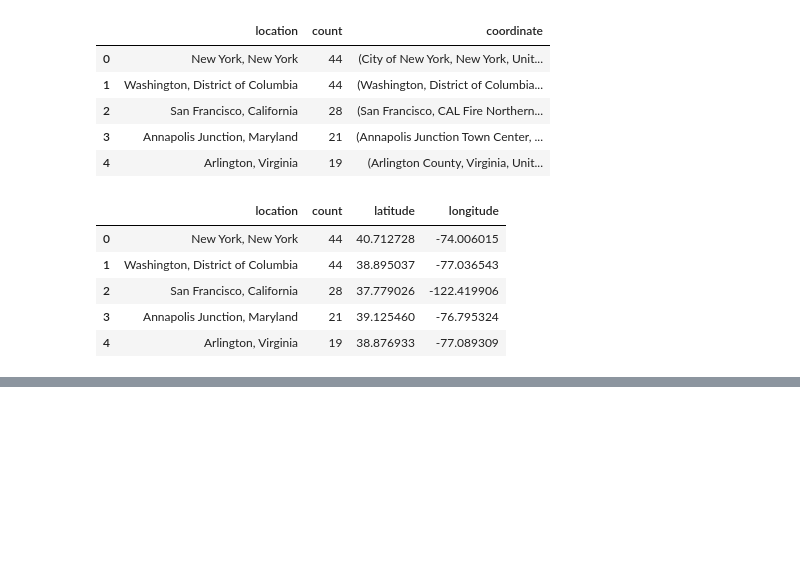
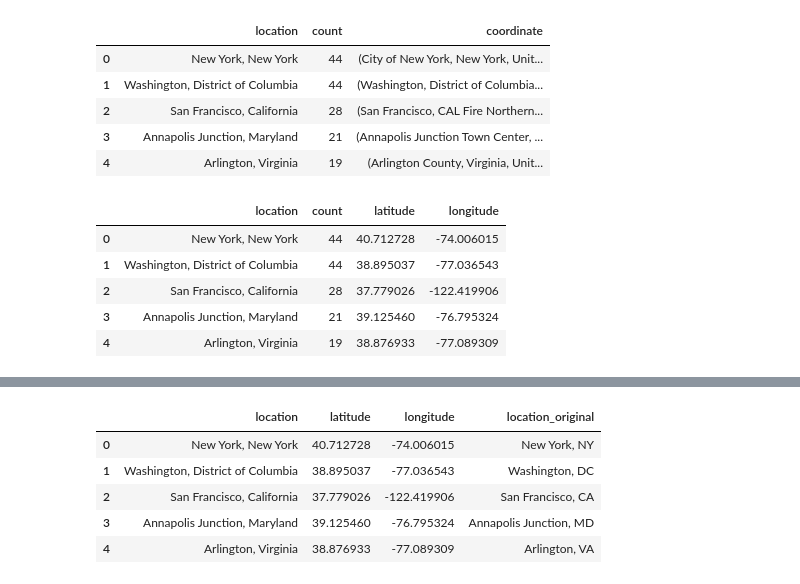
Before and after one commit to vdelimad/returning-student-scholarship, a Jupyter notebook: Code/DataCleaning/get_coords_nominatim.ipynb, the cells around one changed output, grey strips where cells are left out. Cells and saved outputs as stored; diff of their text form; code cells hidden in the pictures; blank space fills up the shorter version.

Commit message:
initial jobs table

```diff
--- a/Code/DataCleaning/get_coords_nominatim.ipynb
+++ b/Code/DataCleaning/get_coords_nominatim.ipynb
@@ -207,3 +207,9 @@ display(location_counts.head())
 | 2 | San Francisco, California | 28 | 37.779026 | -122.419906 |
 | 3 | Annapolis Junction, Maryland | 21 | 39.125460 | -76.795324 |
 | 4 | Arlington, Virginia | 19 | 38.876933 | -77.089309 |
+# %%
+# drop the coordinate column
+location_counts = location_counts.drop('count', axis=1)
+
+# check
+display(location_counts.head())
@@ -210,3 +223,16 @@ display(location_counts.head())
+# %%
+# Replace state abbreviations with state names
+inverted_state_abb_and_names = {v: k for k, v in state_abb_and_names.items()}
+location_counts['location_original'] = location_counts['location'].replace(inverted_state_abb_and_names, regex=True)
+#location_counts['location_original'].unique()
+display(location_counts.head())
+# %% [output]
+|  | location | latitude | longitude | location_original |
+| 0 | New York, New York | 40.712728 | -74.006015 | New York, NY |
+| 1 | Washington, District of Columbia | 38.895037 | -77.036543 | Washington, DC |
+| 2 | San Francisco, California | 37.779026 | -122.419906 | San Francisco, CA |
+| 3 | Annapolis Junction, Maryland | 39.125460 | -76.795324 | Annapolis Junction, MD |
+| 4 | Arlington, Virginia | 38.876933 | -77.089309 | Arlington, VA |
 # %%
 # export
 location_counts.to_csv('../../Data/location_counts_and_coords.csv', index=False)
```
Also changed, not shown: parts of 3 cells of this notebook, 9 other files.
